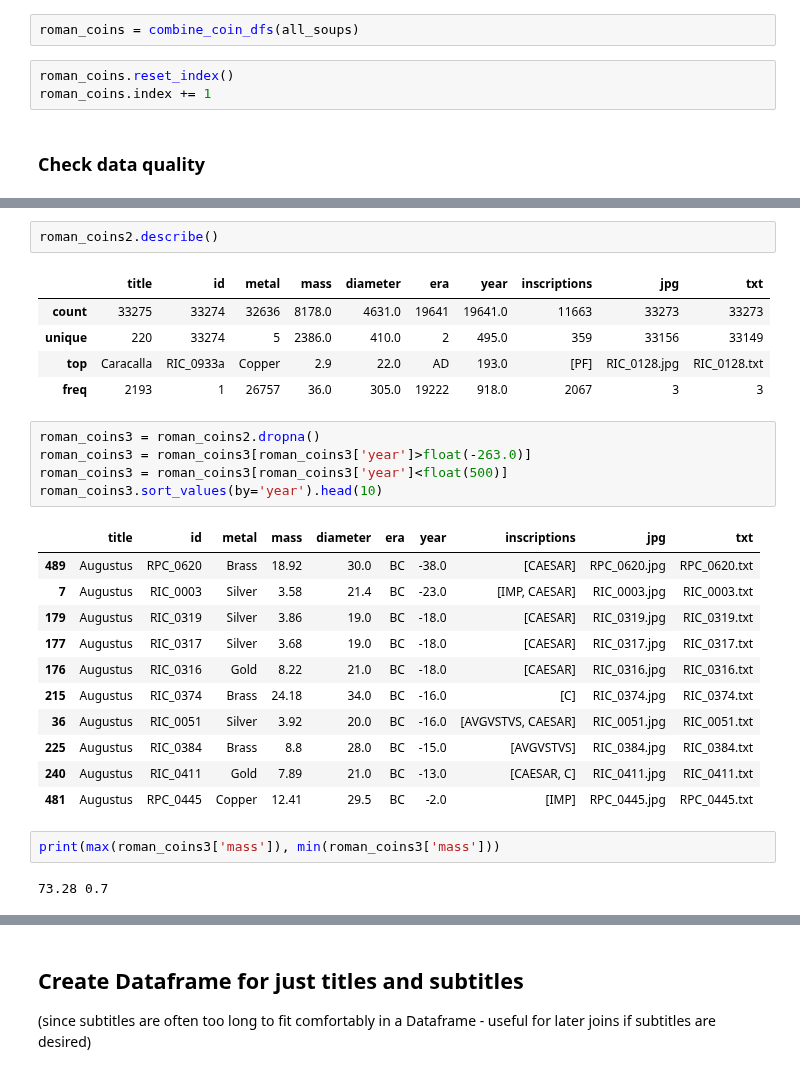
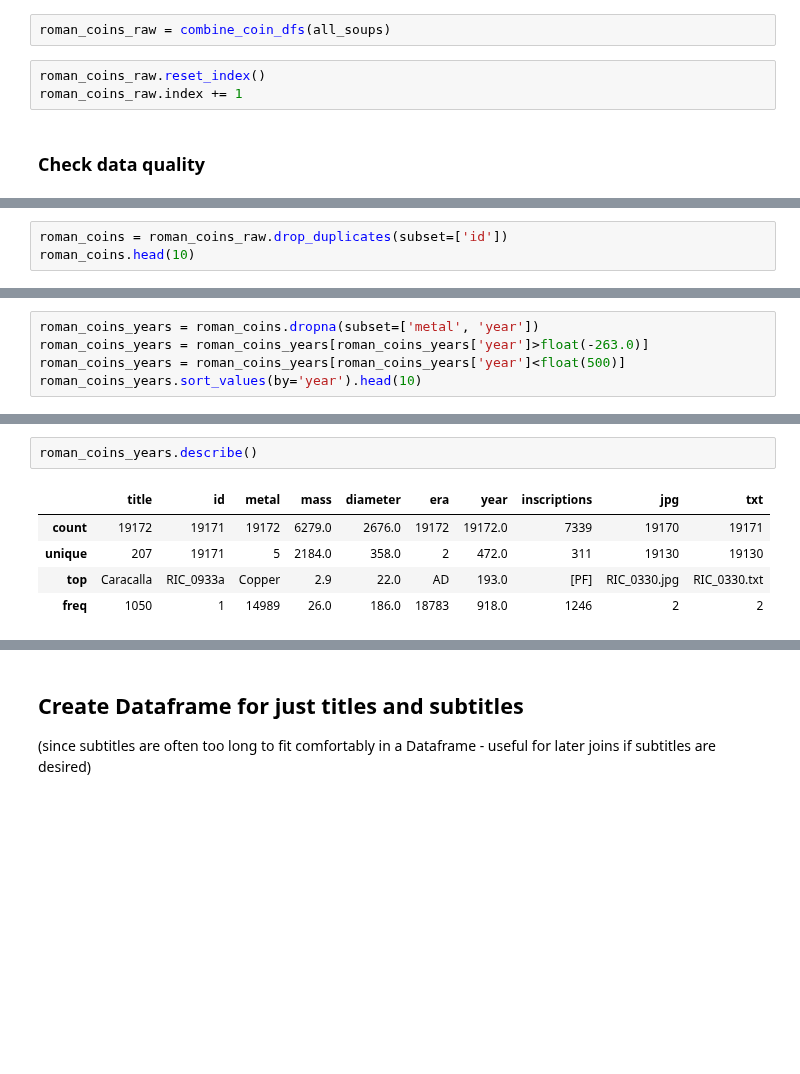
Before and after one commit to vbalalian/data-portfolio, a Jupyter notebook: Roman_coins/Roman_Coin_Webscraping.ipynb, the cells around one changed output, grey strips where cells are left out. Drawn from its saved outputs; the diff is of its cells as text; blank space fills up the shorter version.

Commit message:
Change two roman_coins variables, Add two more csv exports

```diff
--- a/Roman_coins/Roman_Coin_Webscraping.ipynb
+++ b/Roman_coins/Roman_Coin_Webscraping.ipynb
@@ -505,10 +505,10 @@ Out of 40728 coins in 231 soups, there are:
 # %% [markdown]
 ## Combine it all into a single Dataframe
 # %%
-roman_coins = combine_coin_dfs(all_soups)
+roman_coins_raw = combine_coin_dfs(all_soups)
 # %%
-roman_coins.reset_index()
-roman_coins.index += 1
+roman_coins_raw.reset_index()
+roman_coins_raw.index += 1
 # %% [markdown]
 ### Check data quality
 # %%
@@ -527,0 +536,3 @@ roman_coins.head(10)
+# %%
+roman_coins = roman_coins_raw.drop_duplicates(subset=['id'])
+roman_coins.head(10)
@@ -550,0 +559,5 @@ roman_coins2.head(10)
+# %%
+roman_coins_years = roman_coins.dropna(subset=['metal', 'year'])
+roman_coins_years = roman_coins_years[roman_coins_years['year']>float(-263.0)]
+roman_coins_years = roman_coins_years[roman_coins_years['year']<float(500)]
+roman_coins_years.sort_values(by='year').head(10)
@@ -551,29 +576,8 @@ roman_coins2.head(10)
 # %%
-roman_coins2.describe()
+roman_coins_years.describe()
 # %% [output]
 |  | title | id | metal | mass | diameter | era | year | inscriptions | jpg | txt |
-| count | 33275 | 33274 | 32636 | 8178.0 | 4631.0 | 19641 | 19641.0 | 11663 | 33273 | 33273 |
-| unique | 220 | 33274 | 5 | 2386.0 | 410.0 | 2 | 495.0 | 359 | 33156 | 33149 |
-| top | Caracalla | RIC_0933a | Copper | 2.9 | 22.0 | AD | 193.0 | [PF] | RIC_0128.jpg | RIC_0128.txt |
-| freq | 2193 | 1 | 26757 | 36.0 | 305.0 | 19222 | 918.0 | 2067 | 3 | 3 |
+| count | 19172 | 19171 | 19172 | 6279.0 | 2676.0 | 19172 | 19172.0 | 7339 | 19170 | 19171 |
+| unique | 207 | 19171 | 5 | 2184.0 | 358.0 | 2 | 472.0 | 311 | 19130 | 19130 |
+| top | Caracalla | RIC_0933a | Copper | 2.9 | 22.0 | AD | 193.0 | [PF] | RIC_0330.jpg | RIC_0330.txt |
+| freq | 1050 | 1 | 14989 | 26.0 | 186.0 | 18783 | 918.0 | 1246 | 2 | 2 |
-# %%
-roman_coins3 = roman_coins2.dropna()
-roman_coins3 = roman_coins3[roman_coins3['year']>float(-263.0)]
-roman_coins3 = roman_coins3[roman_coins3['year']<float(500)]
-roman_coins3.sort_values(by='year').head(10)
-# %% [output]
-|  | title | id | metal | mass | diameter | era | year | inscriptions | jpg | txt |
-| 489 | Augustus | RPC_0620 | Brass | 18.92 | 30.0 | BC | -38.0 | [CAESAR] | RPC_0620.jpg | RPC_0620.txt |
-| 7 | Augustus | RIC_0003 | Silver | 3.58 | 21.4 | BC | -23.0 | [IMP, CAESAR] | RIC_0003.jpg | RIC_0003.txt |
-| 179 | Augustus | RIC_0319 | Silver | 3.86 | 19.0 | BC | -18.0 | [CAESAR] | RIC_0319.jpg | RIC_0319.txt |
-| 177 | Augustus | RIC_0317 | Silver | 3.68 | 19.0 | BC | -18.0 | [CAESAR] | RIC_0317.jpg | RIC_0317.txt |
-| 176 | Augustus | RIC_0316 | Gold | 8.22 | 21.0 | BC | -18.0 | [CAESAR] | RIC_0316.jpg | RIC_0316.txt |
-| 215 | Augustus | RIC_0374 | Brass | 24.18 | 34.0 | BC | -16.0 | [C] | RIC_0374.jpg | RIC_0374.txt |
-| 36 | Augustus | RIC_0051 | Silver | 3.92 | 20.0 | BC | -16.0 | [AVGVSTVS, CAESAR] | RIC_0051.jpg | RIC_0051.txt |
-| 225 | Augustus | RIC_0384 | Brass | 8.8 | 28.0 | BC | -15.0 | [AVGVSTVS] | RIC_0384.jpg | RIC_0384.txt |
-| 240 | Augustus | RIC_0411 | Gold | 7.89 | 21.0 | BC | -13.0 | [CAESAR, C] | RIC_0411.jpg | RIC_0411.txt |
-| 481 | Augustus | RPC_0445 | Copper | 12.41 | 29.5 | BC | -2.0 | [IMP] | RPC_0445.jpg | RPC_0445.txt |
-# %%
-print(max(roman_coins3['mass']), min(roman_coins3['mass']))
-# %% [output]
-73.28 0.7
```
Also changed, not shown: parts of 13 cells of this notebook, 2 other files.
